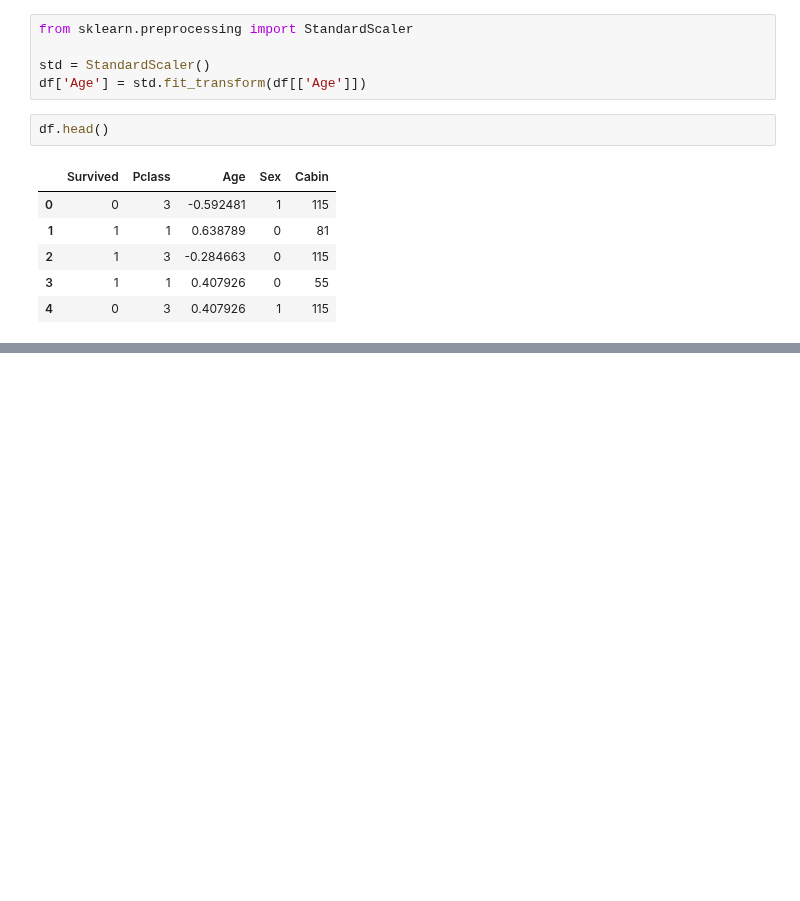
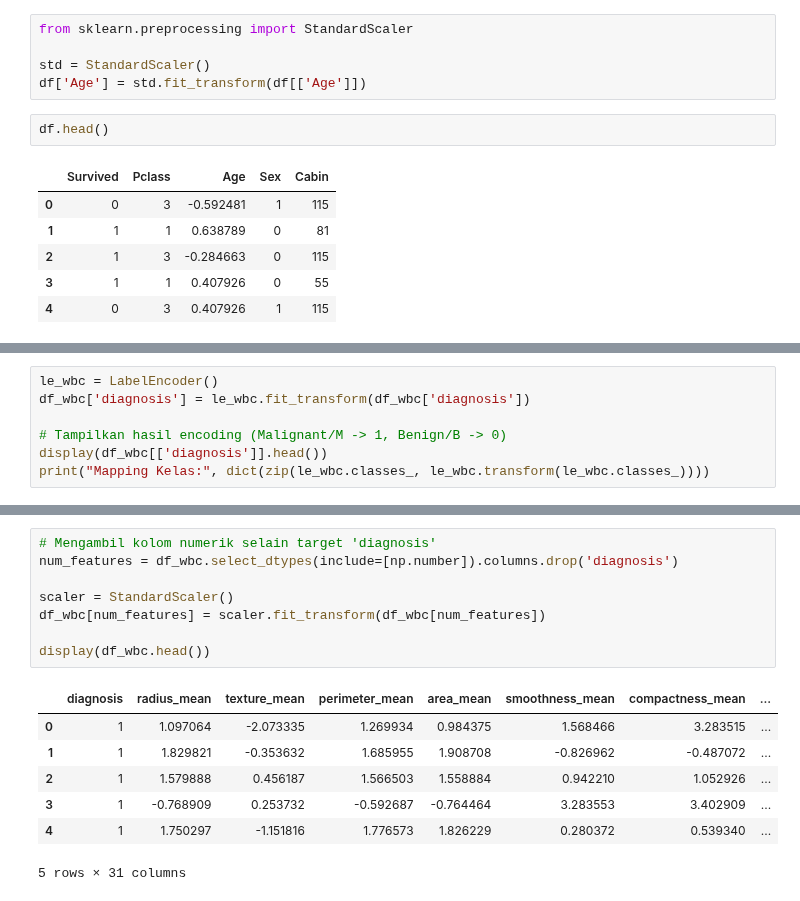
Before and after one commit to Marcel-12345/MachineLearning, a Jupyter notebook: TG2_244107020141_Anselmus_Marcel_Putra_Andria.ipynb, the cells around one changed output, grey strips where cells are left out. Drawn from its saved outputs; the diff is of its cells as text; blank space fills up the shorter version.

```diff
--- a/TG2_244107020141_Anselmus_Marcel_Putra_Andria.ipynb
+++ b/TG2_244107020141_Anselmus_Marcel_Putra_Andria.ipynb
@@ -250,0 +346,7 @@ df.head()
+# %%
+le_wbc = LabelEncoder()
+df_wbc['diagnosis'] = le_wbc.fit_transform(df_wbc['diagnosis'])
+
+# Tampilkan hasil encoding (Malignant/M -> 1, Benign/B -> 0)
+display(df_wbc[['diagnosis']].head())
+print("Mapping Kelas:", dict(zip(le_wbc.classes_, le_wbc.transform(le_wbc.classes_))))
@@ -250,0 +364,16 @@ df.head()
+# %%
+# Mengambil kolom numerik selain target 'diagnosis'
+num_features = df_wbc.select_dtypes(include=[np.number]).columns.drop('diagnosis')
+
+scaler = StandardScaler()
+df_wbc[num_features] = scaler.fit_transform(df_wbc[num_features])
+
+display(df_wbc.head())
+# %% [output]
+|  | diagnosis | radius_mean | texture_mean | perimeter_mean | area_mean | smoothness_mean | compactness_mean | ... |
+| 0 | 1 | 1.097064 | -2.073335 | 1.269934 | 0.984375 | 1.568466 | 3.283515 | ... |
+| 1 | 1 | 1.829821 | -0.353632 | 1.685955 | 1.908708 | -0.826962 | -0.487072 | ... |
+| 2 | 1 | 1.579888 | 0.456187 | 1.566503 | 1.558884 | 0.942210 | 1.052926 | ... |
+| 3 | 1 | -0.768909 | 0.253732 | -0.592687 | -0.764464 | 3.283553 | 3.402909 | ... |
+| 4 | 1 | 1.750297 | -1.151816 | 1.776573 | 1.826229 | 0.280372 | 0.539340 | ... |
+5 rows × 31 columns
```
Also changed, not shown: parts of 10 cells of this notebook.
